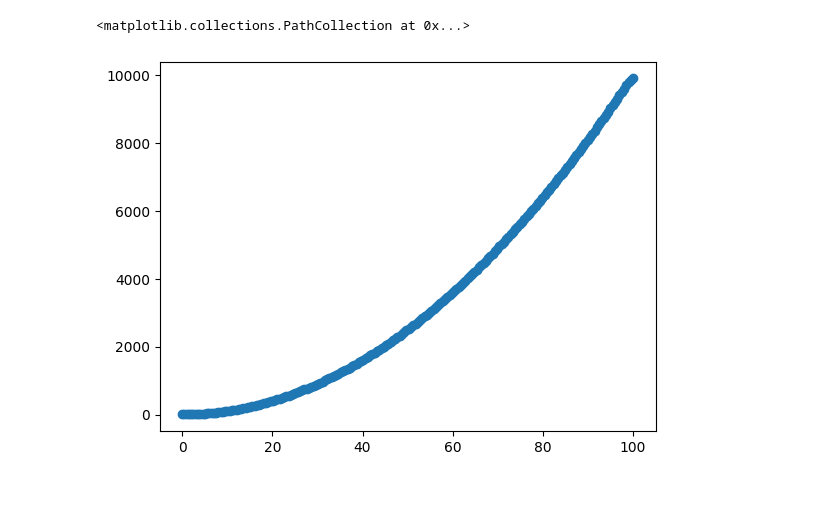
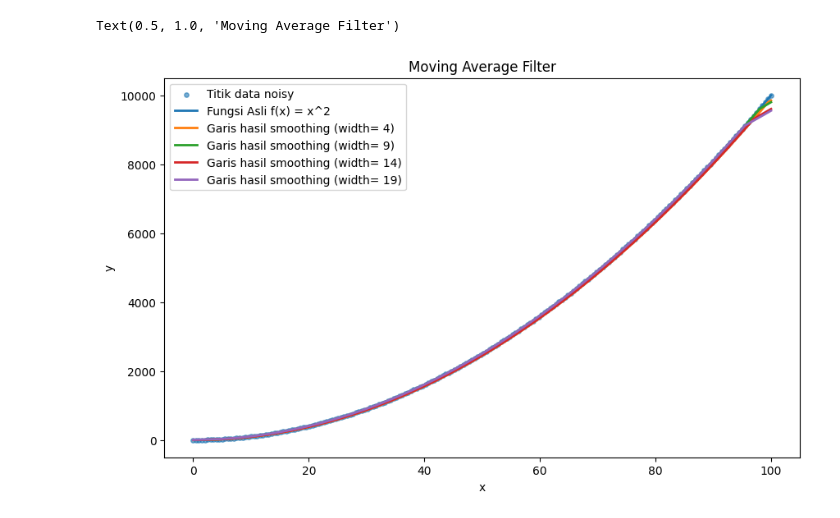
Before and after one commit to 404visco/URDC, a Jupyter notebook: INTERN/Tugas Akhir 2/nomer1.ipynb, the cells around one changed output. Cells and saved outputs as stored; diff of their text form; code cells hidden in the pictures.

```diff
--- a/INTERN/Tugas Akhir 2/nomer1.ipynb
+++ b/INTERN/Tugas Akhir 2/nomer1.ipynb
@@ -54,8 +74,23 @@ def moving_average_filter(width):
         list_y_new.append(y_new)
     return list_y_new
 # %%
-# plt.figure(figsize=(19, 8))
-plt.scatter(x,moving_average_filter(5))
+plt.figure(figsize=(10,6))
+#Titik data noisy
+plt.scatter(x, y_noise, s=15, alpha=0.6, label= 'Titik data noisy')
+#Garis fungsi asli f(x) = x2
+plt.plot(x,f(x),linewidth=2, label= 'Fungsi Asli f(x) = x^2')
+#Garis hasil smoothing dengan beberapa window size (contoh: 3, 5, 7, 10)
+window= [4,9,14,19]
+for i in window:
+    plt.plot(x,moving_average_filter(i), linewidth= 2, label= f'Garis hasil smoothing (width= {i})')
+
+
+
+#Legenda, judul, dan label sumbu
+plt.legend()
+plt.xlabel('x')
+plt.ylabel('y')
+plt.title('Moving Average Filter')
 # %% [output]
-<matplotlib.collections.PathCollection at 0x...>
+Text(0.5, 1.0, 'Moving Average Filter')
-[figure, old version]
+[figure, new version]
```
Also changed, not shown: parts of 2 cells of this notebook.
